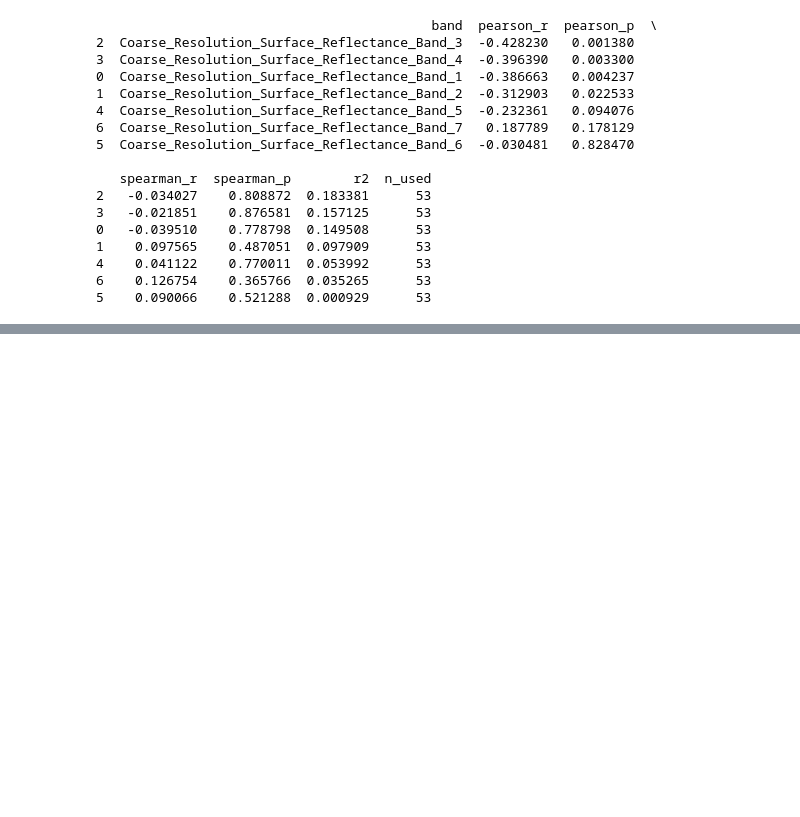
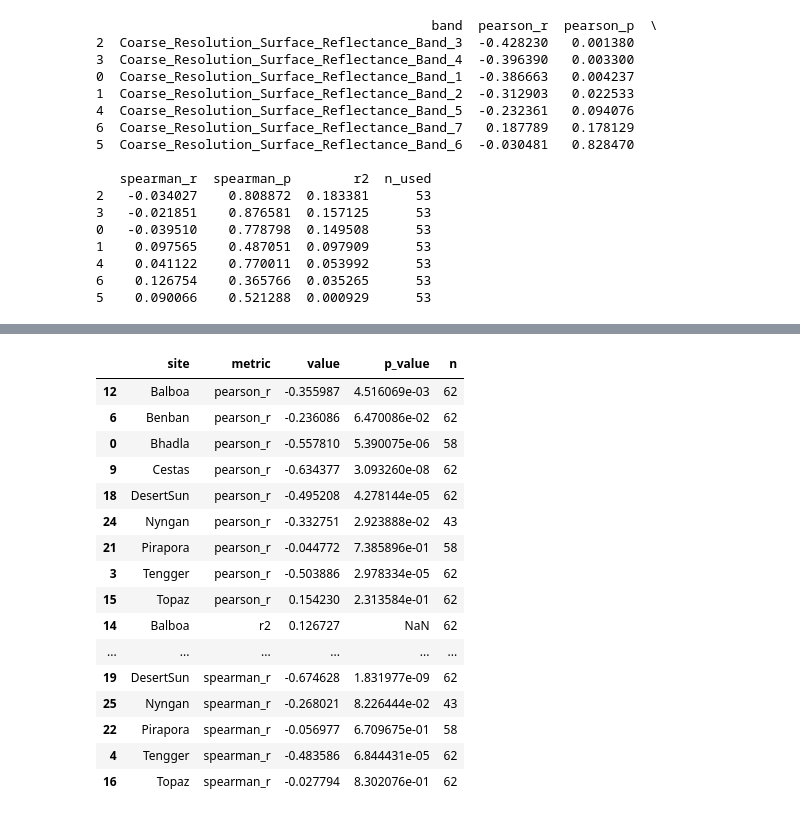
Before and after one commit to HongjinZhu/CausalST-forecast, a Jupyter notebook: spatiotemporal_match/match_test.ipynb, the cells around one changed output, grey strips where cells are left out. Cells and saved outputs as stored; diff of their text form; code cells hidden in the pictures; blank space fills up the shorter version.

Commit message:
Expanded analyses to multiple sites

```diff
--- a/spatiotemporal_match/match_test.ipynb
+++ b/spatiotemporal_match/match_test.ipynb
@@ -597,0 +855,20 @@ print(results_df)
+# %%
+tidy_df
+# %% [output]
+|  | site | metric | value | p_value | n |
+| 12 | Balboa | pearson_r | -0.355987 | 4.516069e-03 | 62 |
+| 6 | Benban | pearson_r | -0.236086 | 6.470086e-02 | 62 |
+| 0 | Bhadla | pearson_r | -0.557810 | 5.390075e-06 | 58 |
+| 9 | Cestas | pearson_r | -0.634377 | 3.093260e-08 | 62 |
+| 18 | DesertSun | pearson_r | -0.495208 | 4.278144e-05 | 62 |
+| 24 | Nyngan | pearson_r | -0.332751 | 2.923888e-02 | 43 |
+| 21 | Pirapora | pearson_r | -0.044772 | 7.385896e-01 | 58 |
+| 3 | Tengger | pearson_r | -0.503886 | 2.978334e-05 | 62 |
+| 15 | Topaz | pearson_r | 0.154230 | 2.313584e-01 | 62 |
+| 14 | Balboa | r2 | 0.126727 | NaN | 62 |
+| ... | ... | ... | ... | ... | ... |
+| 19 | DesertSun | spearman_r | -0.674628 | 1.831977e-09 | 62 |
+| 25 | Nyngan | spearman_r | -0.268021 | 8.226444e-02 | 43 |
+| 22 | Pirapora | spearman_r | -0.056977 | 6.709675e-01 | 58 |
+| 4 | Tengger | spearman_r | -0.483586 | 6.844431e-05 | 62 |
+| 16 | Topaz | spearman_r | -0.027794 | 8.302076e-01 | 62 |
```
Also changed, not shown: parts of 4 cells of this notebook, 2 other files.
